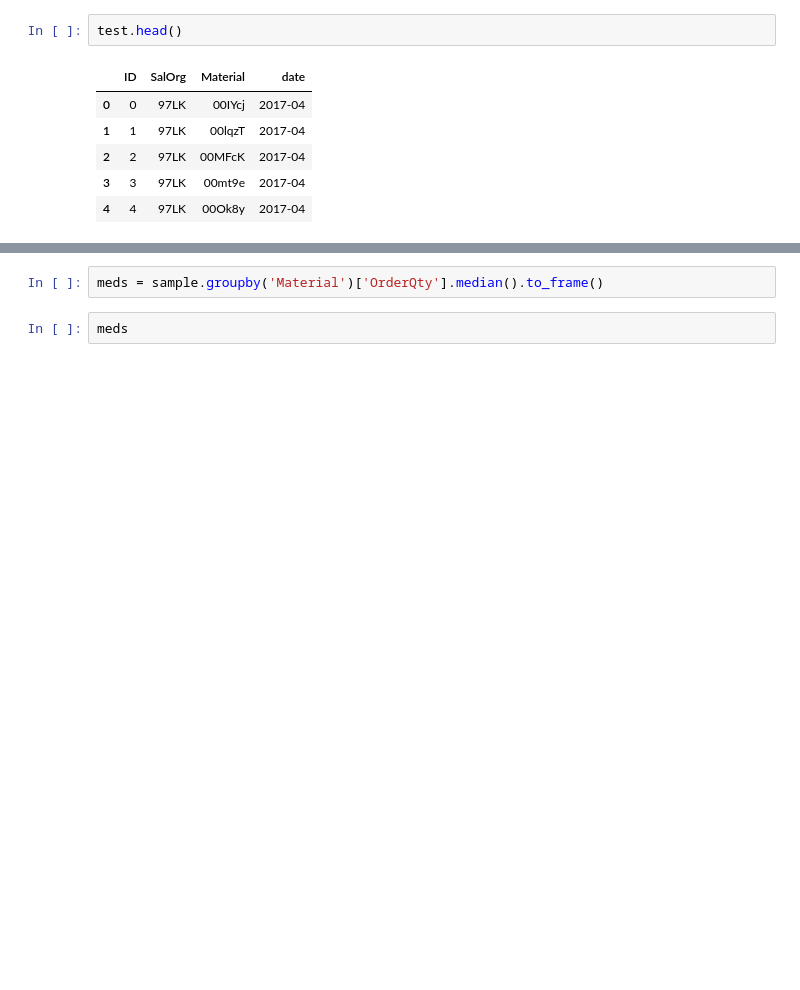
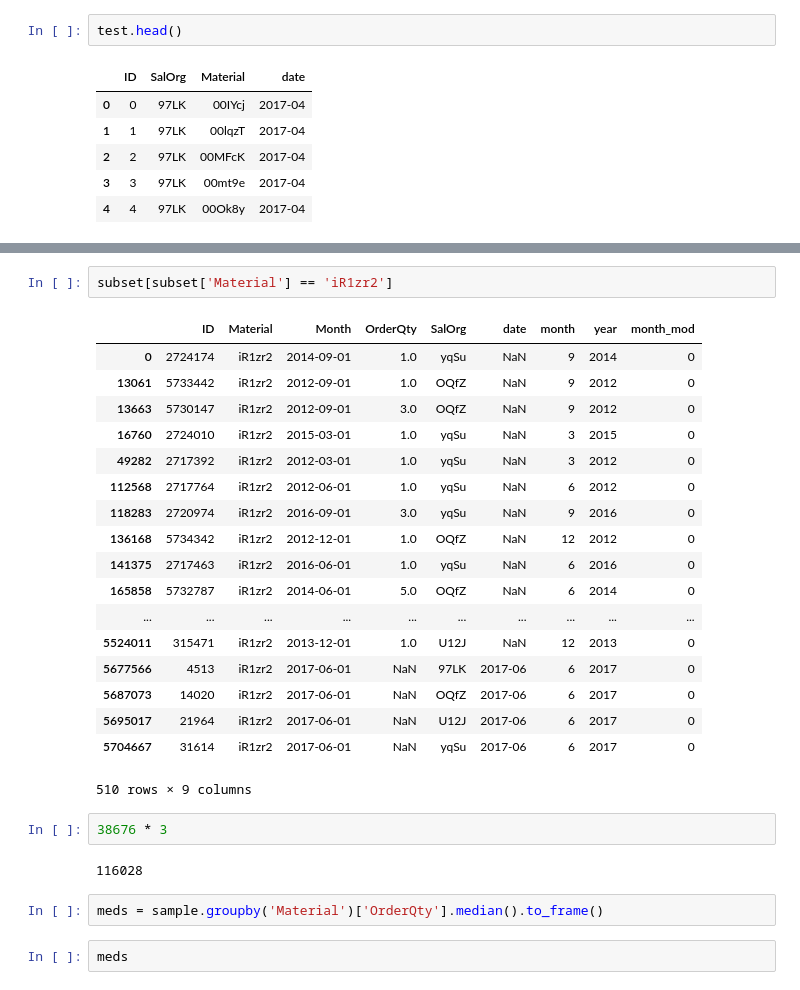
Before and after one commit to Dolto/kaggle-DSG17-final, a Jupyter notebook: EDA.ipynb, the cells around one changed output, grey strips where cells are left out. Drawn from its saved outputs; the diff is of its cells as text; blank space fills up the shorter version.

```diff
--- a/EDA.ipynb
+++ b/EDA.ipynb
@@ -114,3 +135,28 @@ sample
+# %%
+subset[subset['Material'] == 'iR1zr2']
+# %% [output]
+|  | ID | Material | Month | OrderQty | SalOrg | date | month | year | month_mod |
+| 0 | 2724174 | iR1zr2 | 2014-09-01 | 1.0 | yqSu | NaN | 9 | 2014 | 0 |
+| 13061 | 5733442 | iR1zr2 | 2012-09-01 | 1.0 | OQfZ | NaN | 9 | 2012 | 0 |
+| 13663 | 5730147 | iR1zr2 | 2012-09-01 | 3.0 | OQfZ | NaN | 9 | 2012 | 0 |
+| 16760 | 2724010 | iR1zr2 | 2015-03-01 | 1.0 | yqSu | NaN | 3 | 2015 | 0 |
+| 49282 | 2717392 | iR1zr2 | 2012-03-01 | 1.0 | yqSu | NaN | 3 | 2012 | 0 |
+| 112568 | 2717764 | iR1zr2 | 2012-06-01 | 1.0 | yqSu | NaN | 6 | 2012 | 0 |
+| 118283 | 2720974 | iR1zr2 | 2016-09-01 | 3.0 | yqSu | NaN | 9 | 2016 | 0 |
+| 136168 | 5734342 | iR1zr2 | 2012-12-01 | 1.0 | OQfZ | NaN | 12 | 2012 | 0 |
+| 141375 | 2717463 | iR1zr2 | 2016-06-01 | 1.0 | yqSu | NaN | 6 | 2016 | 0 |
+| 165858 | 5732787 | iR1zr2 | 2014-06-01 | 5.0 | OQfZ | NaN | 6 | 2014 | 0 |
+| ... | ... | ... | ... | ... | ... | ... | ... | ... | ... |
+| 5524011 | 315471 | iR1zr2 | 2013-12-01 | 1.0 | U12J | NaN | 12 | 2013 | 0 |
+| 5677566 | 4513 | iR1zr2 | 2017-06-01 | NaN | 97LK | 2017-06 | 6 | 2017 | 0 |
+| 5687073 | 14020 | iR1zr2 | 2017-06-01 | NaN | OQfZ | 2017-06 | 6 | 2017 | 0 |
+| 5695017 | 21964 | iR1zr2 | 2017-06-01 | NaN | U12J | 2017-06 | 6 | 2017 | 0 |
+| 5704667 | 31614 | iR1zr2 | 2017-06-01 | NaN | yqSu | 2017-06 | 6 | 2017 | 0 |
+510 rows × 9 columns
+# %%
+38676 * 3
+# %% [output]
+116028
 # %%
 meds = sample.groupby('Material')['OrderQty'].median().to_frame()
 # %%
```
Also changed, not shown: parts of 13 cells of this notebook, 4 other files.
